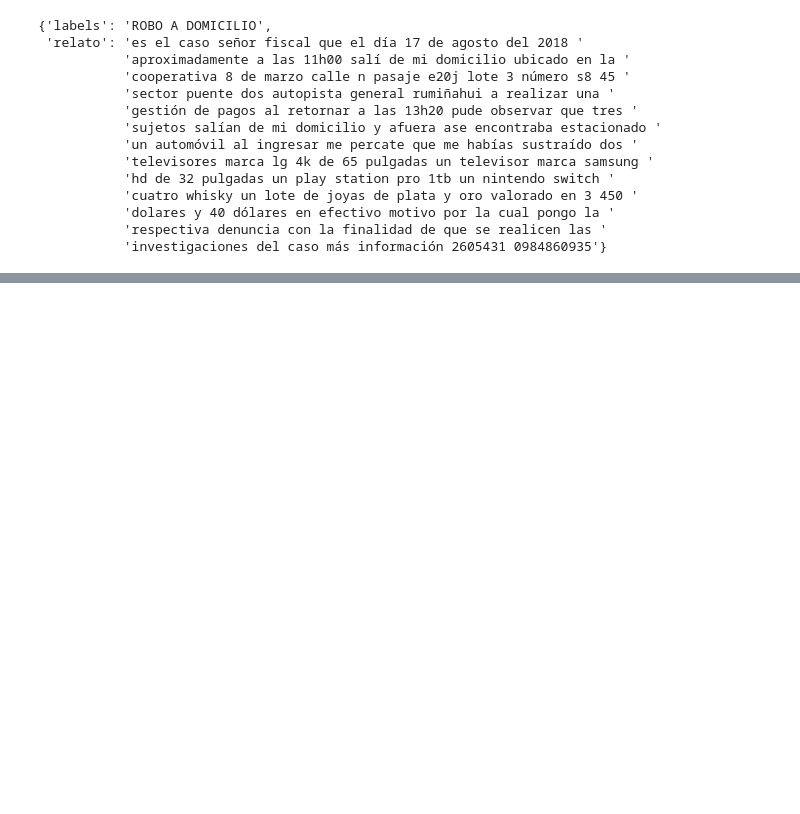
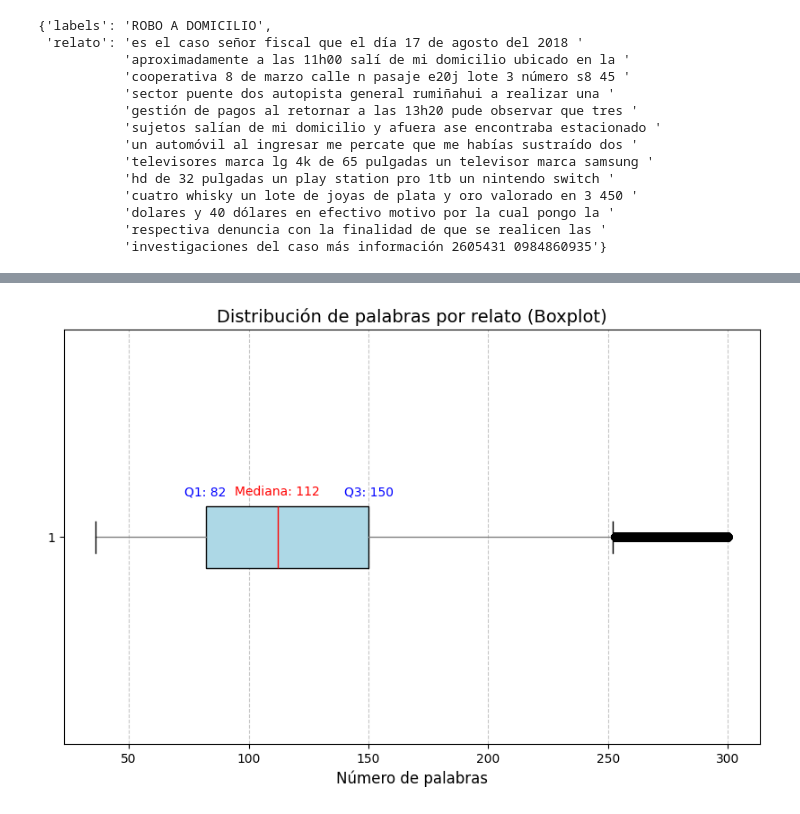
Before and after one commit to LeninGF/IAG-2024B-GenerativeQA, a Jupyter notebook: dataset_build.ipynb, the cells around one changed output, grey strips where cells are left out. Cells and saved outputs as stored; diff of their text form; code cells hidden in the pictures; blank space fills up the shorter version.

```diff
--- a/dataset_build.ipynb
+++ b/dataset_build.ipynb
@@ -78,0 +107,22 @@ plt.show()
+# %%
+import numpy as np
+
+# Extraer la lista de word_counts directamente desde el Dataset
+word_counts = np.array(ds["train"]["word_count"])  # Se carga como array de numpy (eficiente en memoria)
+
+# Calcular estadísticas
+stats = {
+    "count": len(word_counts),
+    "mean": np.mean(word_counts).round(2),
+    "std": np.std(word_counts).round(2),
+    "min": np.min(word_counts),
+    "25%": np.percentile(word_counts, 25).round(2),
+    "50%": np.median(word_counts).round(2),
+    "75%": np.percentile(word_counts, 75).round(2),
+    "max": np.max(word_counts),
+}
+
+# Imprimir resultados
+print("Estadísticas de word_count:")
+for key, value in stats.items():
+    print(f"{key}: {value}")
@@ -78,0 +139,24 @@ plt.show()
+# %%
+plt.figure(figsize=(10, 6))
+plt.boxplot(
+    word_counts,
+    vert=False,  # Orientación horizontal
+    patch_artist=True,
+    boxprops=dict(facecolor="lightblue"),  # Personalización
+    whiskerprops=dict(color="gray"),
+    medianprops=dict(color="red"),
+)
+
+plt.title("Distribución de palabras por relato (Boxplot)", fontsize=14)
+plt.xlabel("Número de palabras", fontsize=12)
+plt.grid(axis="x", linestyle="--", alpha=0.7)
+
+# Opcional: Añadir anotaciones de percentiles
+percentiles = np.percentile(word_counts, [25, 50, 75])
+plt.text(percentiles[0], 1.1, f"Q1: {percentiles[0]:.0f}", ha="center", color="blue")
+plt.text(percentiles[1], 1.1, f"Mediana: {percentiles[1]:.0f}", ha="center", color="red")
+plt.text(percentiles[2], 1.1, f"Q3: {percentiles[2]:.0f}", ha="center", color="blue")
+
+plt.show()
+# %% [output]
+[figure, added]
```
Also changed, not shown: parts of 21 cells of this notebook.
